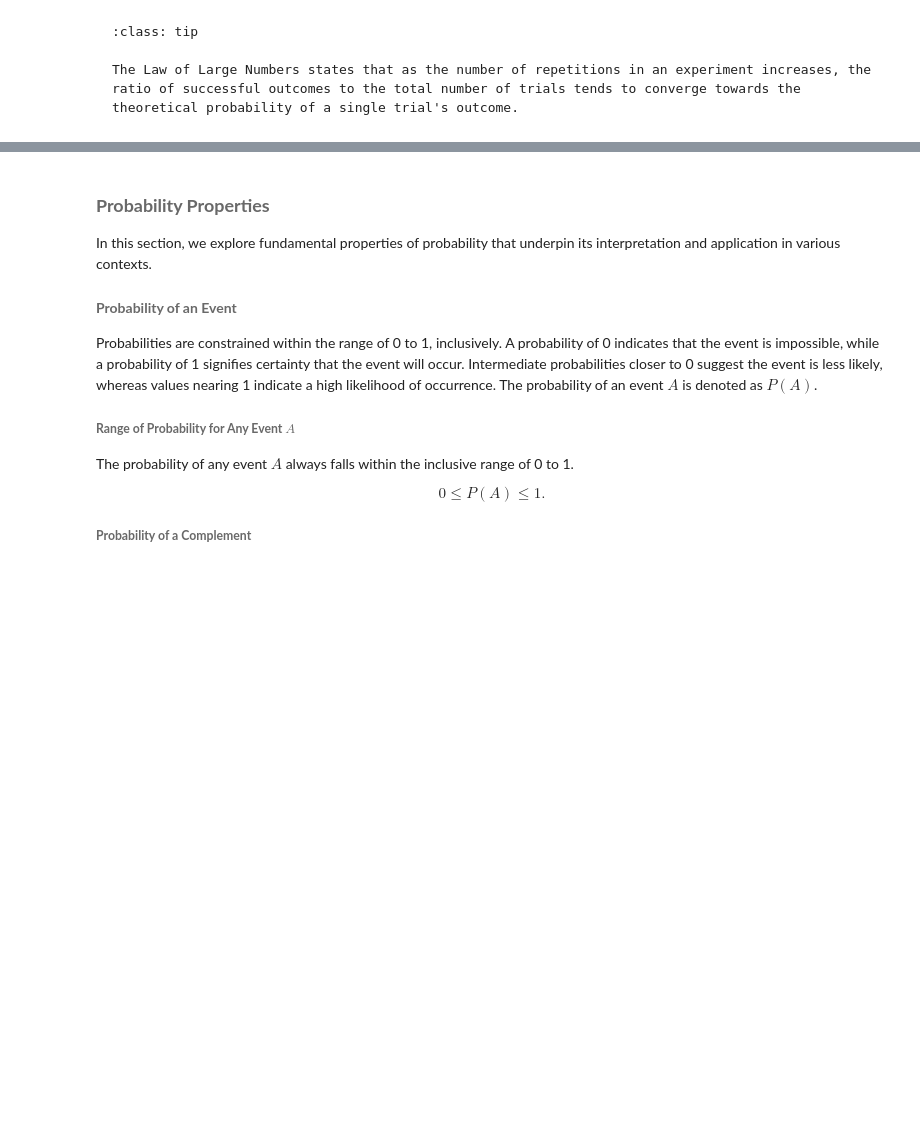
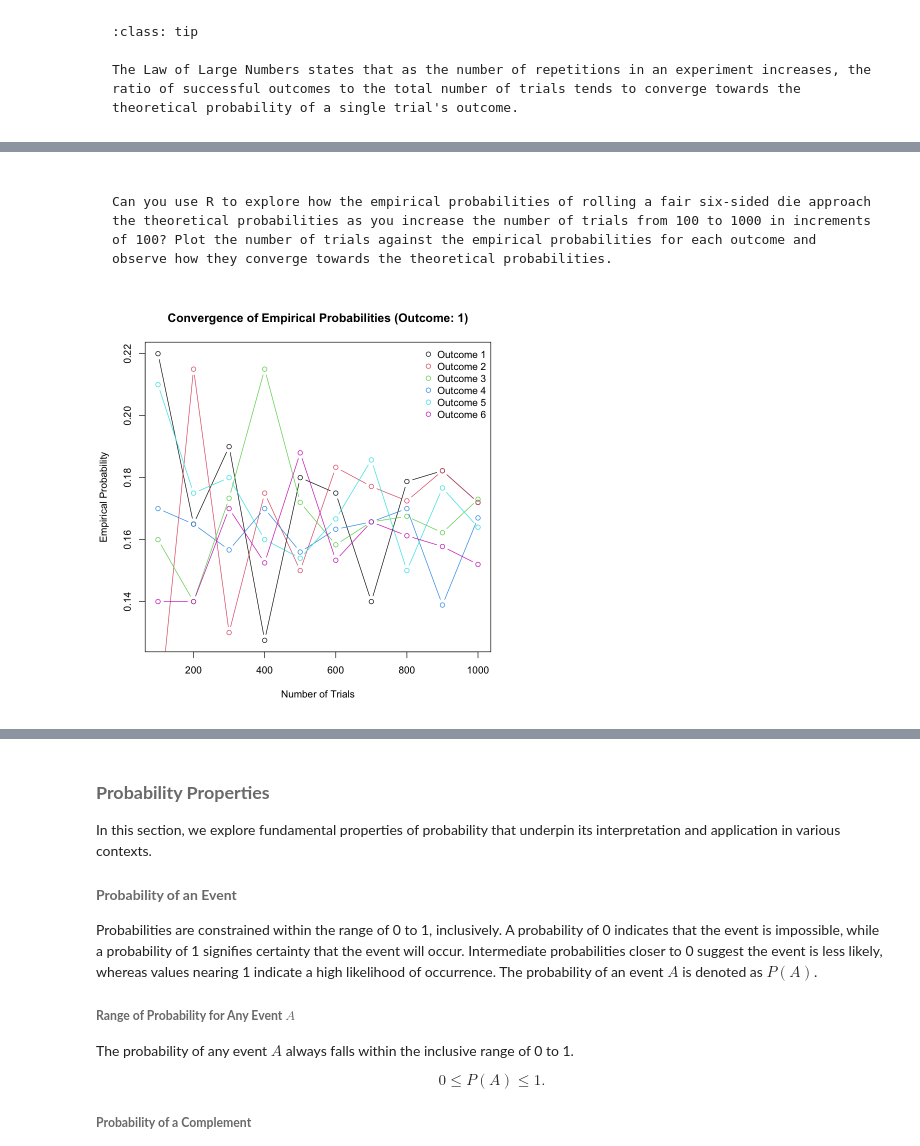
Before and after one commit to pairote-sat/SCMA138, a Jupyter notebook: _build/jupyter_execute/Chapter2_2.ipynb, the cells around one changed output, grey strips where cells are left out. Cells and saved outputs as stored; diff of their text form; code cells hidden in the pictures; blank space fills up the shorter version.

````diff
--- a/_build/jupyter_execute/Chapter2_2.ipynb
+++ b/_build/jupyter_execute/Chapter2_2.ipynb
@@ -308,0 +335,18 @@ The Law of Large Numbers states that as the number of repetitions in an experime
+# %%
+# Set the number of trials
+num_trials <- 1000
+
+# Roll a fair six-sided die 'num_trials' times
+die_rolls <- sample(1:6, num_trials, replace = TRUE)
+
+# Calculate empirical probabilities
+empirical_prob <- table(die_rolls) / num_trials
+
+# Theoretical probabilities for a fair six-sided die
+theoretical_prob <- rep(1/6, 6)
+
+# Output empirical and theoretical probabilities
+print("Empirical Probabilities:")
+print(empirical_prob)
+print("Theoretical Probabilities:")
+print(theoretical_prob)
@@ -308,0 +370,34 @@ The Law of Large Numbers states that as the number of repetitions in an experime
+# %% [markdown]
+```{admonition} **Example 2.30**
+
+Can you use R to explore how the empirical probabilities of rolling a fair six-sided die approach the theoretical probabilities as you increase the number of trials from 100 to 1000 in increments of 100? Plot the number of trials against the empirical probabilities for each outcome and observe how they converge towards the theoretical probabilities.
+```
+# %%
+# Initialize vector to store empirical probabilities
+empirical_probs <- matrix(NA, nrow = 6, ncol = 10)
+
+# Vary the number of trials from 100 to 1000 in increments of 100
+for (i in 1:10) {
+  num_trials <- i * 100
+
+  # Roll a fair six-sided die 'num_trials' times
+  die_rolls <- sample(1:6, num_trials, replace = TRUE)
+
+  # Calculate empirical probabilities
+  empirical_prob <- table(die_rolls) / num_trials
+
+  # Store empirical probabilities
+  empirical_probs[, i] <- empirical_prob
+}
+
+# Plot num_trials vs empirical probabilities for each outcome
+plot(seq(100, 1000, by = 100), empirical_probs[1, ], type = "b",
+     xlab = "Number of Trials", ylab = "Empirical Probability",
+     main = "Convergence of Empirical Probabilities (Outcome: 1)")
+for (i in 2:6) {
+  points(seq(100, 1000, by = 100), empirical_probs[i, ], type = "b", col = i)
+}
+legend("topright", legend = c("Outcome 1", "Outcome 2", "Outcome 3", "Outcome 4", "Outcome 5", "Outcome 6"),
+       col = 1:6, pch = 1, bty = "n")
+# %% [output]
+[figure, added]
````
Also changed, not shown: parts of 10 cells of this notebook, 20 other files.
